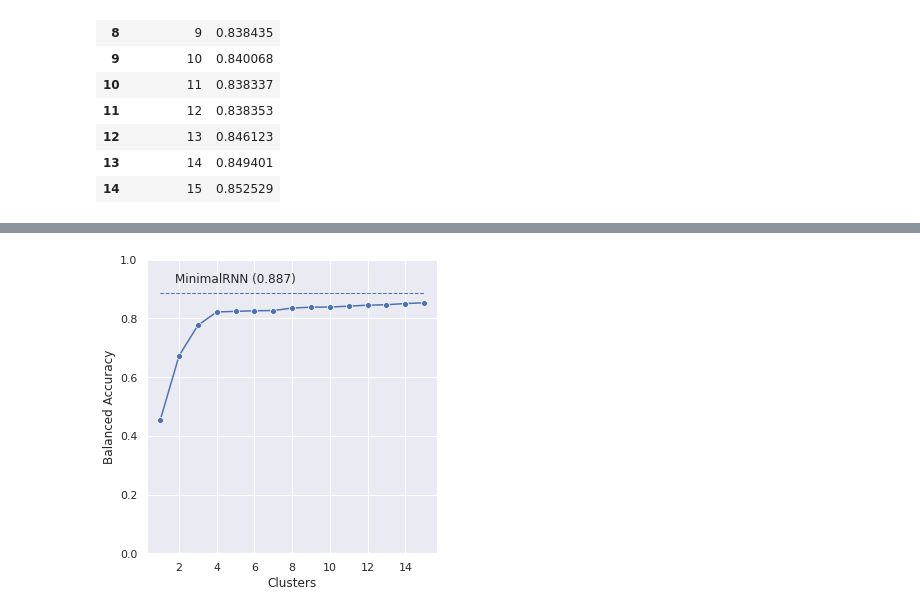
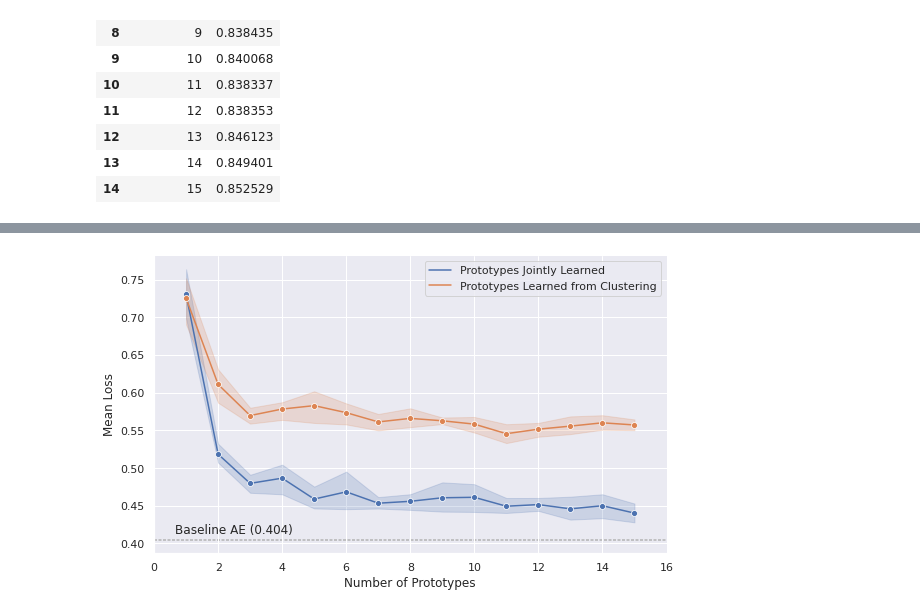
Before and after one commit to sarah-mdv/LIPTraAD, a Jupyter notebook: statistical_analysis_ADNI/statistical_analysis.ipynb, the cells around one changed output, grey strips where cells are left out. Drawn from its saved outputs; the diff is of its cells as text; code cells hidden in the pictures.

Commit message:
Finalize figures for report

```diff
--- a/statistical_analysis_ADNI/statistical_analysis.ipynb
+++ b/statistical_analysis_ADNI/statistical_analysis.ipynb
@@ -364,21 +431,26 @@ bacs
+# %%
+dataframe = pd.read_csv("data/aeproresults.csv")
 # %%
-stats = pd.DataFrame({"Balanced Accuracy":overlap_bacs["bac"], "Clusters":bacs["n_clusters"], })
+stats = pd.DataFrame({"Loss":loss, "Clusters":n_clusters})
 stats = stats.set_index("Clusters")
-ax = sns.relplot(y="Balanced Accuracy", x="Clusters", ci=None, kind="line", data=stats, marker="o");
+ax = sns.relplot(y="AVGLOSS", x="NPROTOTYPES", kind="line", hue="Model Type", data=dataframe, marker="o");
 
 ax.set_xticklabels(step=1)
-ax.set(ylim=(0, 1))
-plt.plot([1, 15], [0.887, 0.887], linewidth=1, linestyle="dashed")
-label = "MinimalRNN ({:.3f})".format(0.887)
+#ax.set(ylim=(0, 1))
+#plt.plot([1, 15], [0.4048969599, 0.4048969599], linewidth=1, linestyle="dashed")
+label = "Baseline AE ({:.3f})".format(0.404)
 plt.annotate(label, # this is the text
-                 (5,0.887), # this is the point to label
+                 (2.5,0.400), # this is the point to label
                  textcoords="offset points", # how to position the text
                  xytext=(0,10), # distance from text to points (x,y)
                  ha='center')
-ax.set_ylabels("Balanced Accuracy")
+ax.map(plt.axhline, y=0.4048969599, color=".7", dashes=(2, 1), zorder=0)
+ax.set_ylabels("Mean Loss")
+ax.set_xlabels("Number of Prototypes")
 #ax._legend.set_bbox_to_anchor((0.9,.2))
-#plt.legend(loc='lower right')
+plt.legend(loc='upper right')
+ax._legend.remove()
 plt.tight_layout()
-plt.savefig("figures/kmeans_similarity_bac.png")
+plt.savefig("figures/prototype_ae_bac_mae.png", dpi=200)
 # %% [output]
-[figure, old version]
+[figure, new version]
```
Also changed, not shown: parts of 4 cells of this notebook, 2 other files.
